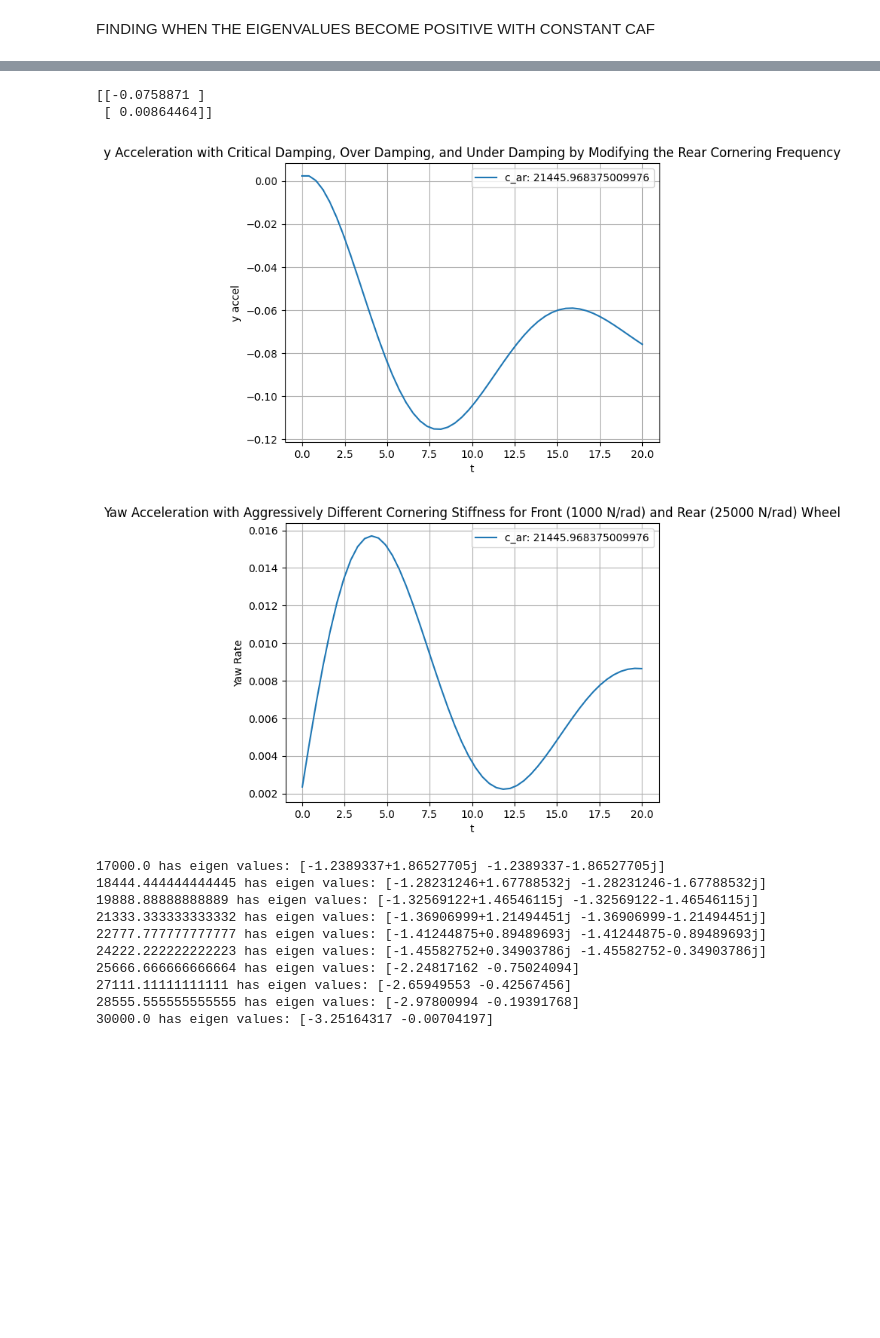
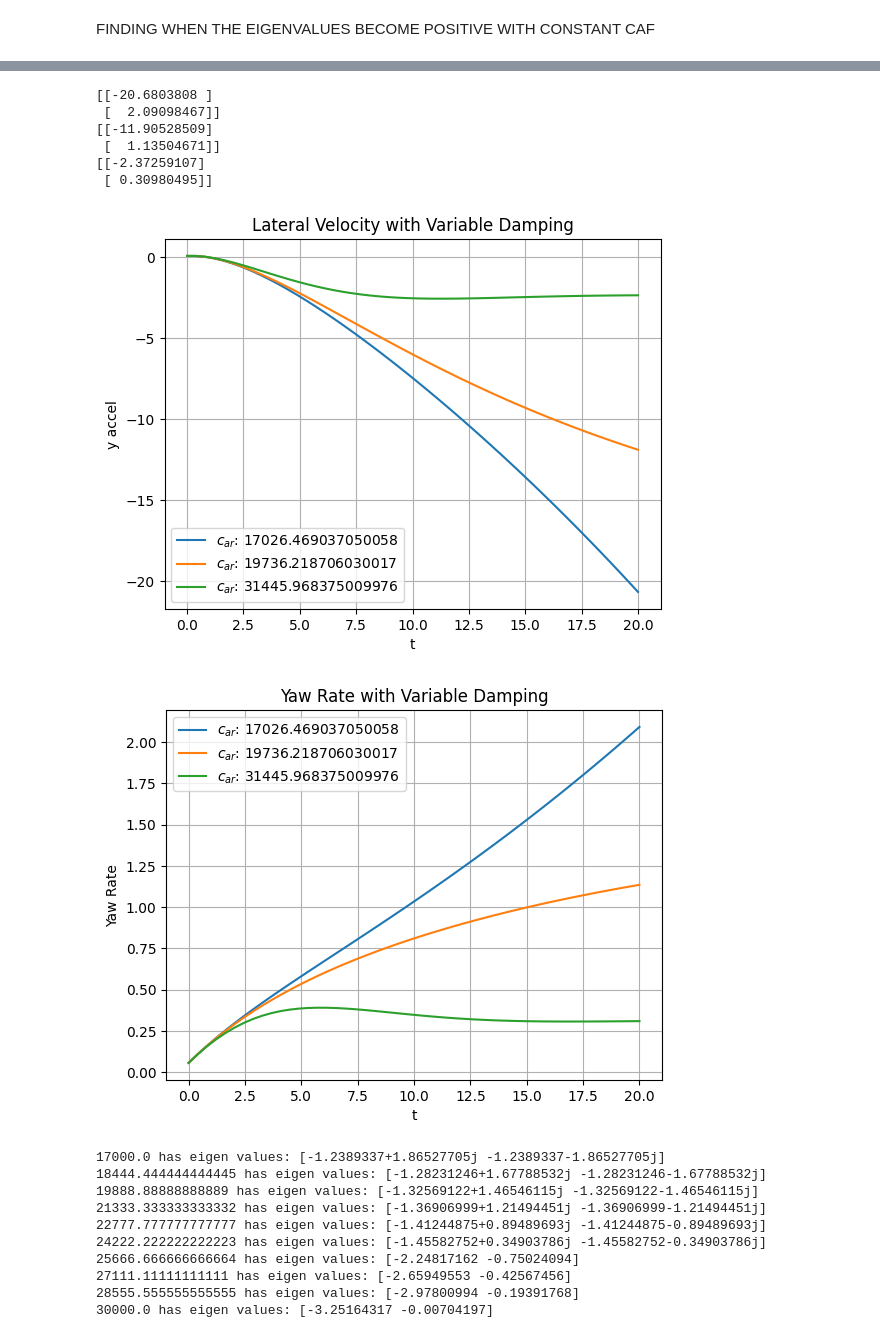
Before and after one commit to hepromark/BicycleModelExploration, a Jupyter notebook: part2d.ipynb, the cells around one changed output, grey strips where cells are left out. Cells and saved outputs as stored; diff of their text form; code cells hidden in the pictures; blank space fills up the shorter version.

```diff
--- a/part2d.ipynb
+++ b/part2d.ipynb
@@ -198,7 +198,7 @@ solver.visualize_results(histories, labels, init_t, t_final, max_iter)
 [figure]
 # %%
 import numpy as np
-modified_C_a = [17000, 19000, 21000, 23000, 25000]
+modified_C_a = [29000, 33000, 37000, 41000]
 
 """
 1. test both increase
@@ -249,5 +249,5 @@ for i in range(len(modified_C_a)):
     histories.append(hist)
     labels.append(f'c_ar: {modified_C_a[i]}')
 
-solver.visualize_results(histories, labels, init_t, t_final, max_iter, "y Acceleration per Time Step with the Front Cornering Stiffness Held at 25000 N/rad", "Yaw Acceleration per Time Step with the Front Cornering Stiffness Held at 25000 N/rad")
+solver.visualize_results(histories, labels, init_t, t_final, max_iter, "Lateral Velocity with Explicit Oscillations", "Yaw Rate with Explicit Oscillations")
 # %% [output]
@@ -359,16 +401,20 @@ Solution for discrim 0: 21445.968375009976
 # %% [markdown]
  FINDING WHEN THE EIGENVALUES BECOME POSITIVE WITH CONSTANT CAF
 # %%
-def find_det_0(vars, C_alpha_f, m, u, a, b, k):
+def find_det_0(var, u_var, k_vars):
     """
-    am i stupid
+    Generalized function to solve for any unknown variable.
+    :list var: List containing the unknown variable.
+    :string unknown_var: The variable to solve for.
+    :dict k_vars: Dictionary of known variables.
     """
-    C_alpha_r = vars[0]
+    # Update the known variables dictionary with the unknown one
+    k_vars[u_var] = var[0]
 
-    d = compute_d(C_alpha_f, C_alpha_r, m, u)
-    e = compute_e(a, C_alpha_f, b, C_alpha_r, m, u)
-    f = compute_f(a, C_alpha_f, b, C_alpha_r, k, u)
-    g = compute_g(a, C_alpha_f, b, C_alpha_r, k, u)
+    d = compute_d(k_vars["C_alpha_f"], k_vars["C_alpha_r"], k_vars["m"], k_vars["u"])
+    e = compute_e(k_vars["a"], k_vars["C_alpha_f"], k_vars["b"], k_vars["C_alpha_r"], k_vars["m"], k_vars["u"])
+    f = compute_f(k_vars["a"], k_vars["C_alpha_f"], k_vars["b"], k_vars["C_alpha_r"], k_vars["k"], k_vars["u"])
+    g = compute_g(k_vars["a"], k_vars["C_alpha_f"], k_vars["b"], k_vars["C_alpha_r"], k_vars["k"], k_vars["u"])
 
     lhs = (d*g)
     rhs = (e*f)
@@ -376,6 +422,6 @@ def find_det_0(vars, C_alpha_f, m, u, a, b, k):
     # solve for discriminant = 0
     return lhs - rhs
 
-det_0_car = find_y(find_det_0, caf, m, u, a, b, k)
-print("Solution for discrim 0:", det_0_car[0])
+resultdet = find_unknown(find_det_0, unknown_variable, known_values)
+print("Solution for discrim 0:", resultdet)
 # %% [output]
@@ -383,43 +429,47 @@ Solution for discrim 0: 18026.469037050054
 # %%
 import numpy as np
-modified_C_a = [y]
+modified_C_a = [resultdet - 1000, (resultdet + resultdisc) / 2, resultdisc + 10000]
 
 """
 1. test both increase
 2. test one increase at a time
 3. maybe explicitly verify what happens if the cornering rear stiffness is greater than the front
 """
 
 t_final = 20
 init_t = 0
 step_size = 0.05
 histories = []
 labels = []
 
 for i in range(len(modified_C_a)):
     solver = BicycleSolver(
 
         m = 1400,
         a = 1.14,
         b = 1.33,
-        C_alpha_f = 1000,
+        C_alpha_f = 25000,
         C_alpha_r = modified_C_a[i],
         I_z = 2420,
         u = 75 * 1000 / 3600
     )
 
     res, hist = solver.solve(solver.rk4, task_a_model, init_vector, init_t, max_iter, step_size)
     print(hist[-1])
 
     histories.append(hist)
-    labels.append(f'c_ar: {modified_C_a[i]}')
+    labels.append(f'$c_{{ar}}$: {modified_C_a[i]}')
 
-solver.visualize_results(histories, labels, init_t, t_final, max_iter, "y Acceleration with Critical Damping, Over Damping, and Under Damping by Modifying the Rear Cornering Frequency" , "Yaw Acceleration with Aggressively Different Cornering Stiffness for Front (1000 N/rad) and Rear (25000 N/rad) Wheel")
+solver.visualize_results(histories, labels, init_t, t_final, max_iter, "Lateral Velocity with Variable Damping" , "Yaw Rate with Variable Damping")
 # %% [output]
-[[-0.0758871 ]
- [ 0.00864464]]
+[[-20.6803808 ]
+ [  2.09098467]]
+[[-11.90528509]
+ [  1.13504671]]
+[[-2.37259107]
+ [ 0.30980495]]
-[figure, old version]
+[figure, new version]
-[figure, old version]
+[figure, new version]
 # %%
 caf_arr = np.linspace(17000, 30000, 10)
 car = 21000
```
Also changed, not shown: parts of 5 cells of this notebook, 1 other file.
